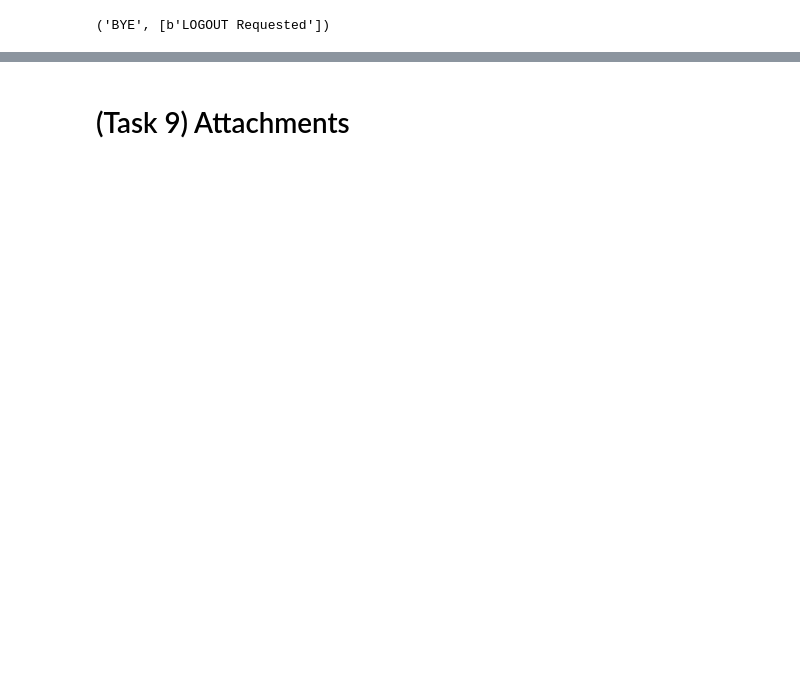
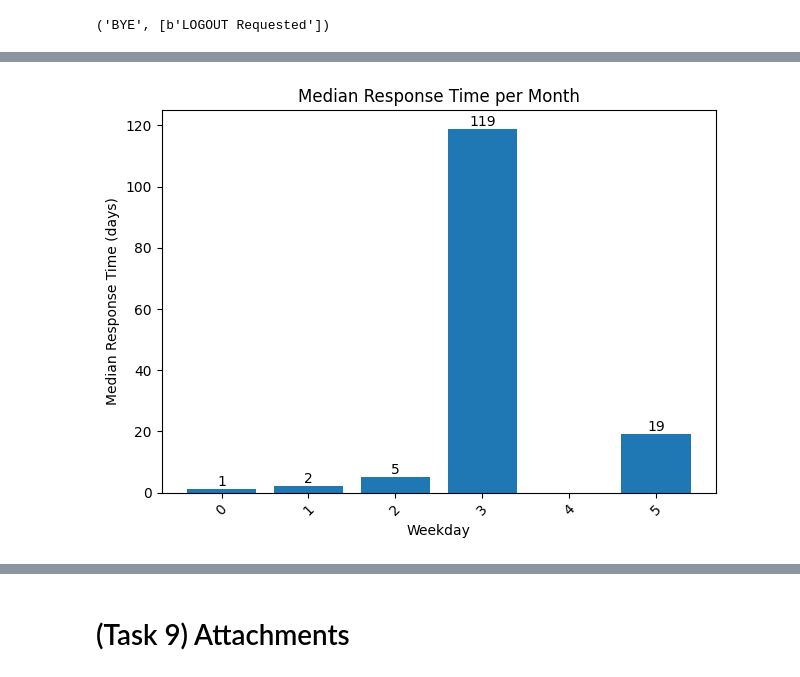
Before and after one commit to Ziverael/Studies2, a Jupyter notebook: ud/list2.ipynb, the cells around one changed output, grey strips where cells are left out. Cells and saved outputs as stored; diff of their text form; code cells hidden in the pictures; blank space fills up the shorter version.

```diff
--- a/ud/list2.ipynb
+++ b/ud/list2.ipynb
@@ -710,0 +798,26 @@ shape: (7_550, 9)
+# %%
+vals = responses.group_by("attachments_count").agg(pl.col("response_time").median()).sort("attachments_count")
+median_response_time_days = vals["response_time"].to_numpy() / (1_000_000 * 3600 * 24)
+
+fig, ax = plt.subplots()
+bars = ax.bar(vals["attachments_count"].to_numpy(), median_response_time_days.astype(int))
+
+
+for bar in bars:
+    height = bar.get_height()
+    ax.text(
+        bar.get_x() + bar.get_width() / 2,
+        height,
+        f"{height}",
+        ha="center",
+        va="bottom"
+    )
+
+ax.set_xlabel("Weekday")
+ax.set_ylabel("Median Response Time (days)")
+ax.set_title("Median Response Time per Month")
+plt.xticks(rotation=45)
+plt.tight_layout()
+plt.show()
+# %% [output]
+[figure, added]
```
Also changed, not shown: parts of 15 cells of this notebook, 6 other files.
